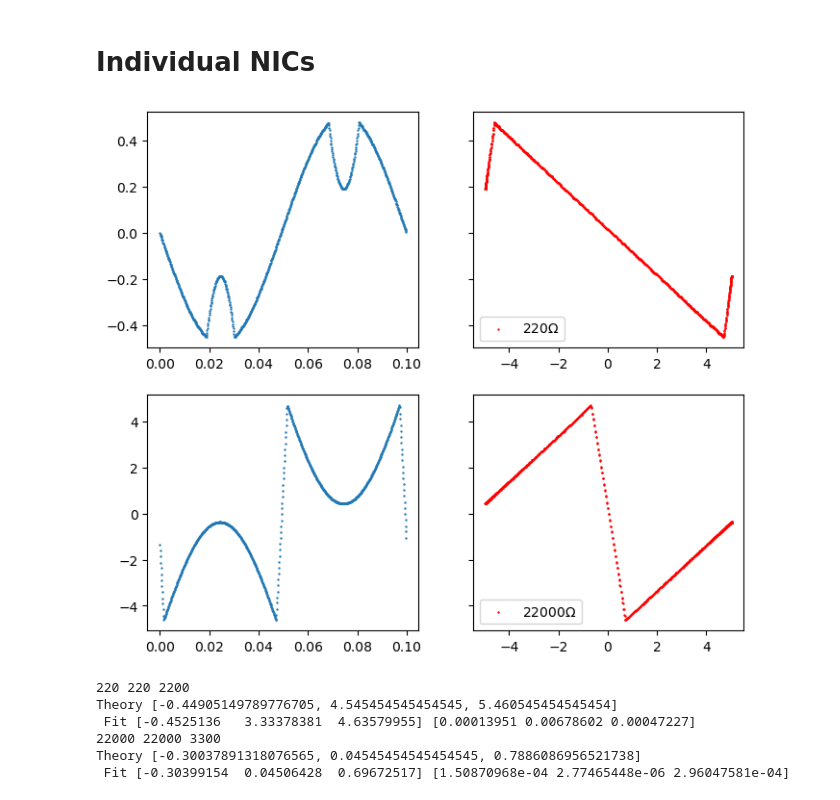
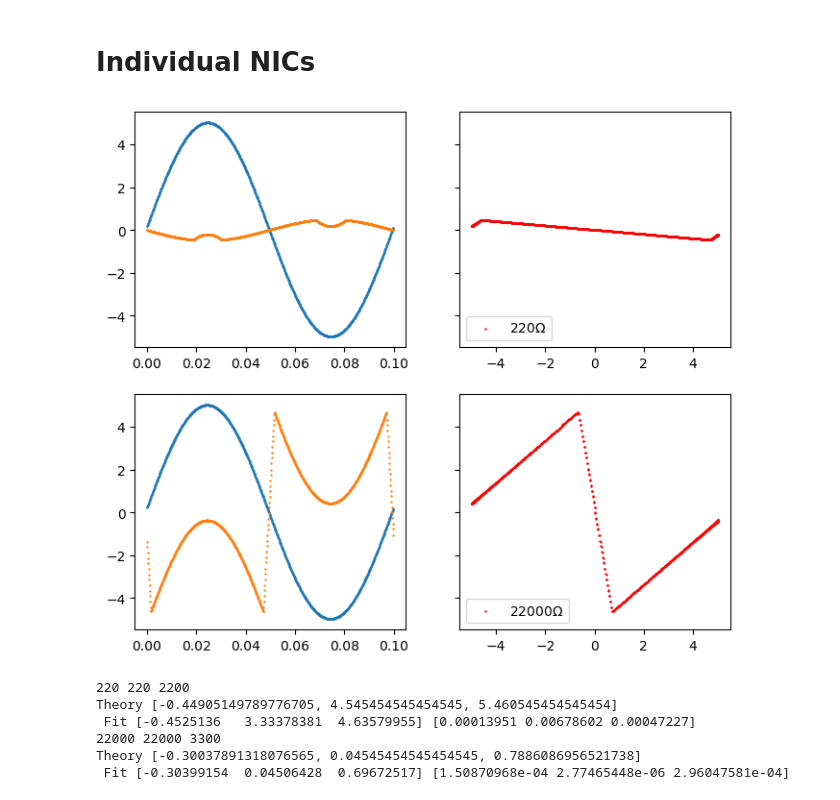
Before and after one commit to Chwanhee/Metrology, a Jupyter notebook: Report_1/data_analysis.ipynb, the cells around one changed output. Drawn from its saved outputs; the diff is of its cells as text; code cells hidden in the pictures.

```diff
--- a/Report_1/data_analysis.ipynb
+++ b/Report_1/data_analysis.ipynb
@@ -203,22 +203,23 @@ plt.savefig("figures/inverting_slopesB.png")
 # %%
 fig,axs = plt.subplots(2,2,figsize=(8,7),sharey="row")
 
 handle = open("NIC_transfer_curve.pkl", 'rb')
 data=pickle.load(handle)
 handle.close()
 
 for i,R_i in enumerate([data["Res"][0],data["Res"][3]]):
     ax = axs[i]
     T,Ch1,Ch2 = data[R_i]
 
     fraction = round(len(T)/10) # Data points in one oscillation
     T = T[:fraction]; Ch1 = Ch1[:fraction]; Ch2 = Ch2[:fraction]
 
+    ax[0].scatter(T,Ch1,s=0.5)
     ax[0].scatter(T,Ch2,s=0.5)
     ax[1].scatter(Ch1,Ch2,label=fr"{R_i}$\Omega$",s=0.5,color="red")
     ax[1].legend(loc="lower left")
 # %% [output]
-[figure, old version]
+[figure, new version]
 # %%
 # Fitting
 def linear(x,a,b,c):
```
Also changed, not shown: 3 other files.
